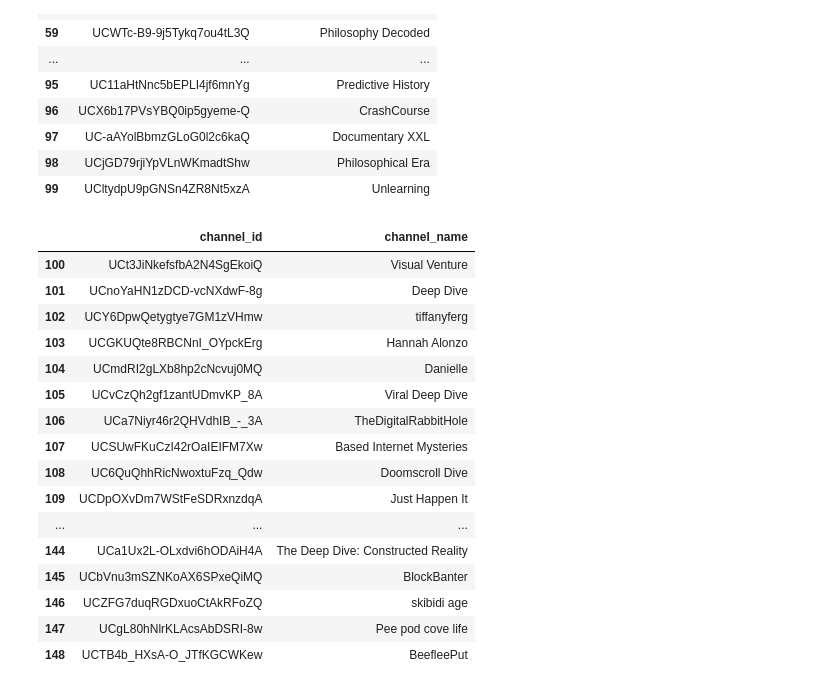
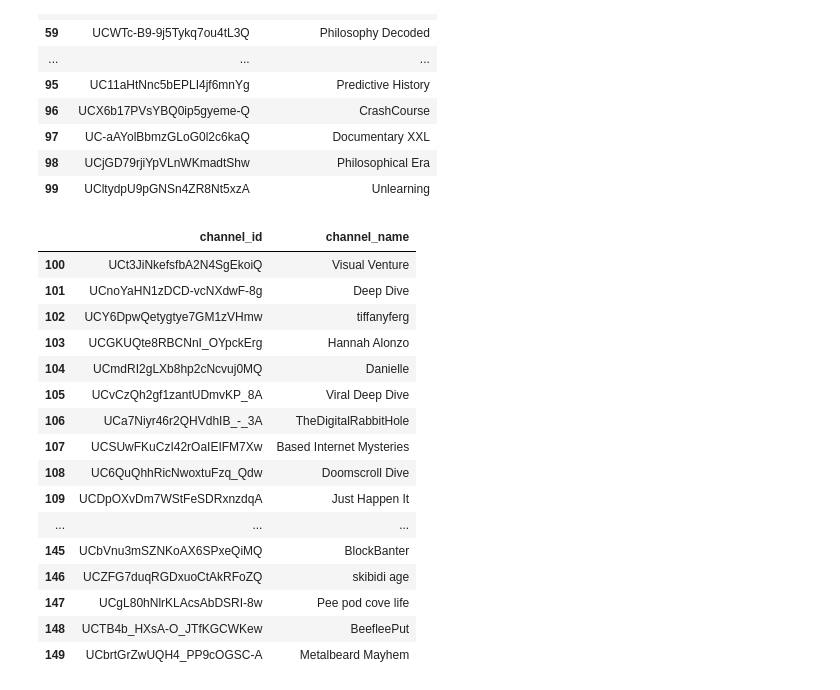
Before and after one commit to ricd99/videos_while_you_eat, a Jupyter notebook: notebooks/yt_data_2.ipynb, the cells around one changed output. Drawn from its saved outputs; the diff is of its cells as text; code cells hidden in the pictures.

```diff
--- a/notebooks/yt_data_2.ipynb
+++ b/notebooks/yt_data_2.ipynb
@@ -259,22 +253,22 @@ df.iloc[50:100]
 | 98 | UCjGD79rjiYpVLnWKmadtShw | Philosophical Era |
 | 99 | UCltydpU9pGNSn4ZR8Nt5xzA | Unlearning |
 # %%
-df.iloc[100:149]
+df.iloc[100:150]
 # %% [output]
 |  | channel_id | channel_name |
 | 100 | UCt3JiNkefsfbA2N4SgEkoiQ | Visual Venture |
 | 101 | UCnoYaHN1zDCD-vcNXdwF-8g | Deep Dive |
 | 102 | UCY6DpwQetygtye7GM1zVHmw | tiffanyferg |
 | 103 | UCGKUQte8RBCNnI_OYpckErg | Hannah Alonzo |
 | 104 | UCmdRI2gLXb8hp2cNcvuj0MQ | Danielle |
 | 105 | UCvCzQh2gf1zantUDmvKP_8A | Viral Deep Dive |
 | 106 | UCa7Niyr46r2QHVdhIB_-_3A | TheDigitalRabbitHole |
 | 107 | UCSUwFKuCzI42rOaIEIFM7Xw | Based Internet Mysteries |
 | 108 | UC6QuQhhRicNwoxtuFzq_Qdw | Doomscroll Dive |
 | 109 | UCDpOXvDm7WStFeSDRxnzdqA | Just Happen It |
 | ... | ... | ... |
-| 144 | UCa1Ux2L-OLxdvi6hODAiH4A | The Deep Dive: Constructed Reality |
 | 145 | UCbVnu3mSZNKoAX6SPxeQiMQ | BlockBanter |
 | 146 | UCZFG7duqRGDxuoCtAkRFoZQ | skibidi age |
 | 147 | UCgL80hNlrKLAcsAbDSRI-8w | Pee pod cove life |
 | 148 | UCTB4b_HXsA-O_JTfKGCWKew | BeefleePut |
+| 149 | UCbrtGrZwUQH4_PP9cOGSC-A | Metalbeard Mayhem |
```
Also changed, not shown: parts of 4 cells of this notebook.
